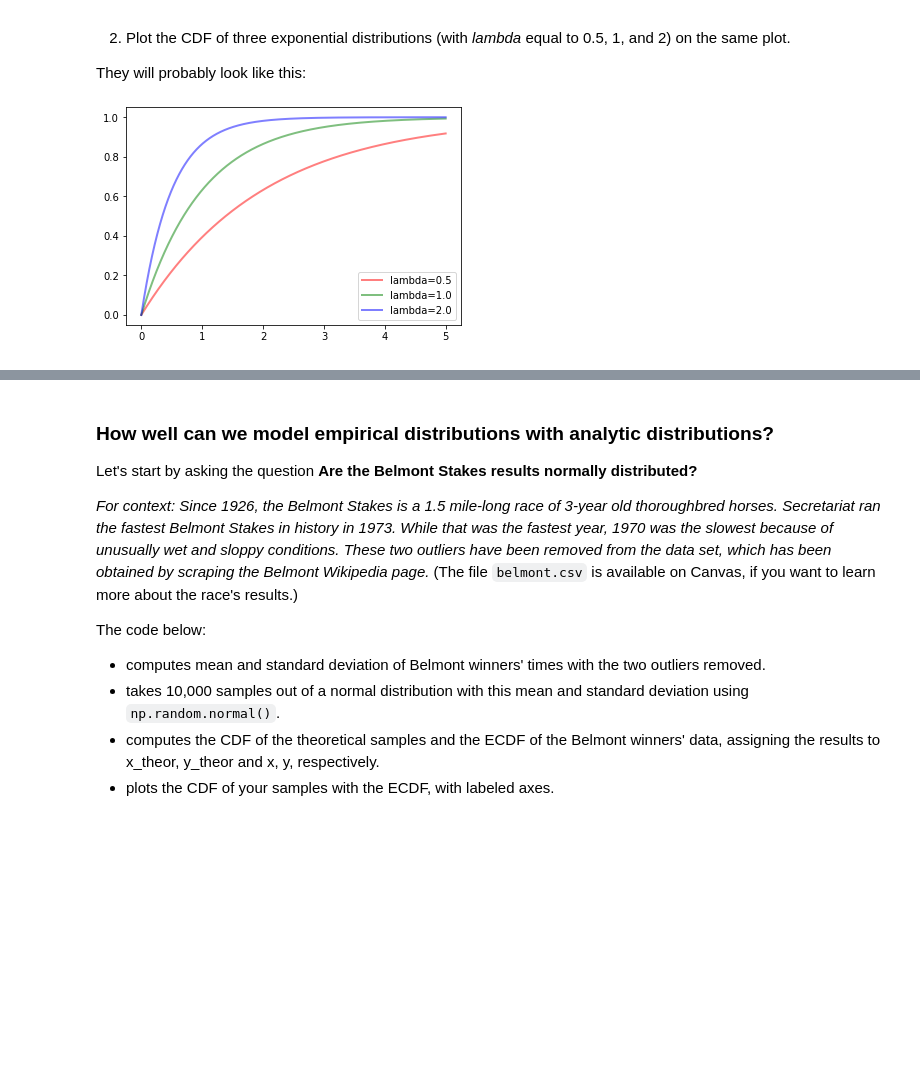
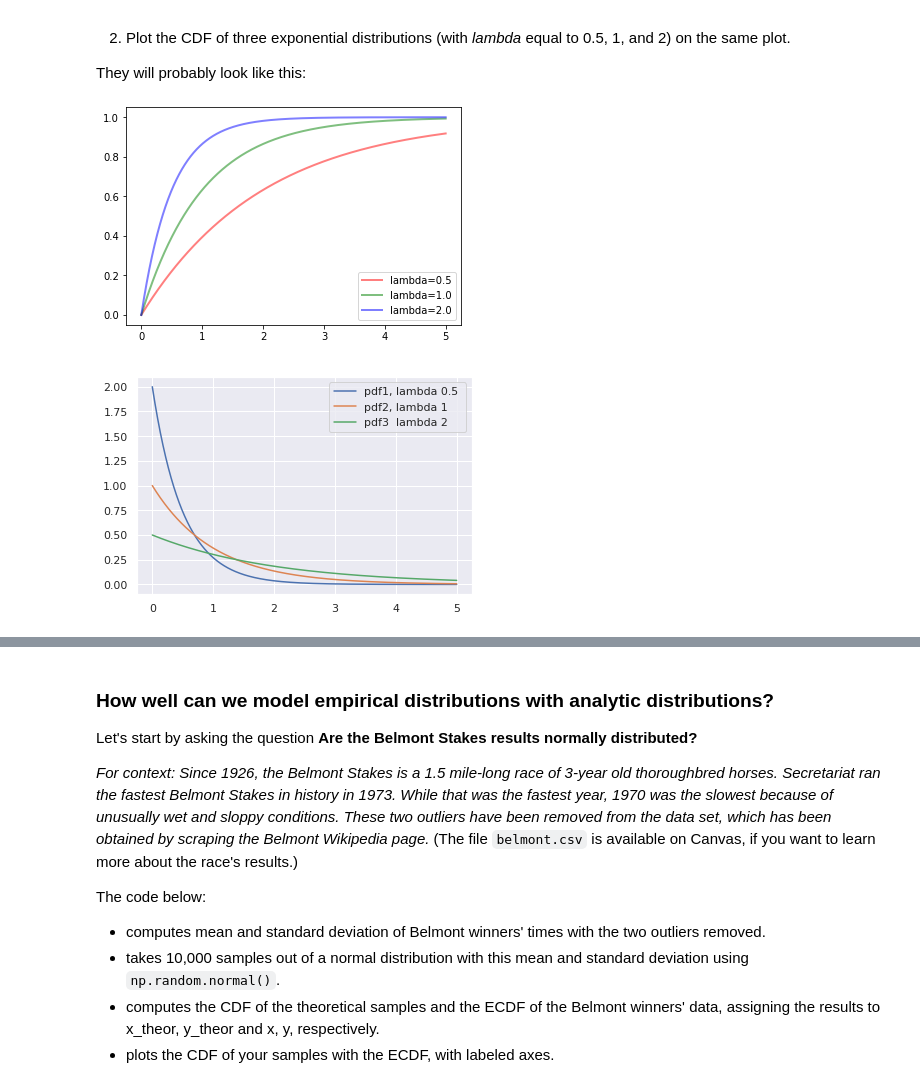
Before and after one commit to transcend112/CAP_course, a Jupyter notebook: nkumarachchi2019_CAP5768_Fall2020_Assignment3_STARTER.ipynb, the cells around one changed output, grey strips where cells are left out. Saved outputs shown, nothing was run; the diff lists cells and outputs as text; code cells hidden in the pictures; blank space fills up the shorter version.

```diff
--- a/nkumarachchi2019_CAP5768_Fall2020_Assignment3_STARTER.ipynb
+++ b/nkumarachchi2019_CAP5768_Fall2020_Assignment3_STARTER.ipynb
@@ -460,0 +489,34 @@ They will probably look like this:
+# %%
+# Enter your code here
+# ...
+
+# expon is F(x)  = exp(-x)
+# python code : expon.pdf(x, scale)
+# ref : https://docs.scipy.org/doc/scipy/reference/generated/scipy.stats.expon.html#scipy.stats.expon
+# y = (x / scale )
+# scale = 1 / lambda
+# pdf = lambda * exp(-lambda * x)
+
+# pdf Vs cdf ; pdf is propability density function, cdf is  cumulative density function ;
+#eg : to find probabilty between 0.6-0.7 : in pdf we have to intergate .6-.7 ; but in cdf extrapolate to x axis by 0.6 and 0.7 and take the diffecene
+
+
+x = np.linspace(0, 5, 5000)
+mu = 0
+sigma = 1
+
+k1=0.5
+k2=1
+k3 = 2
+
+y_pdf1 = ss.expon.pdf(x, scale=k1  ) # the normal pdf
+y_pdf2 = ss.expon.pdf(x, scale=k2  )
+y_pdf3 = ss.expon.pdf(x, scale=k3  )
+
+ep1 = plt.plot(x, y_pdf1, label='pdf1, lambda 0.5 ')
+ep2 = plt.plot(x, y_pdf2, label='pdf2, lambda 1')
+ep3 = plt.plot(x, y_pdf3, label='pdf3,  lambda 2')
+
+plt.legend();
+# %% [output]
+[figure, added]
```
Also changed, not shown: parts of 36 cells of this notebook.
